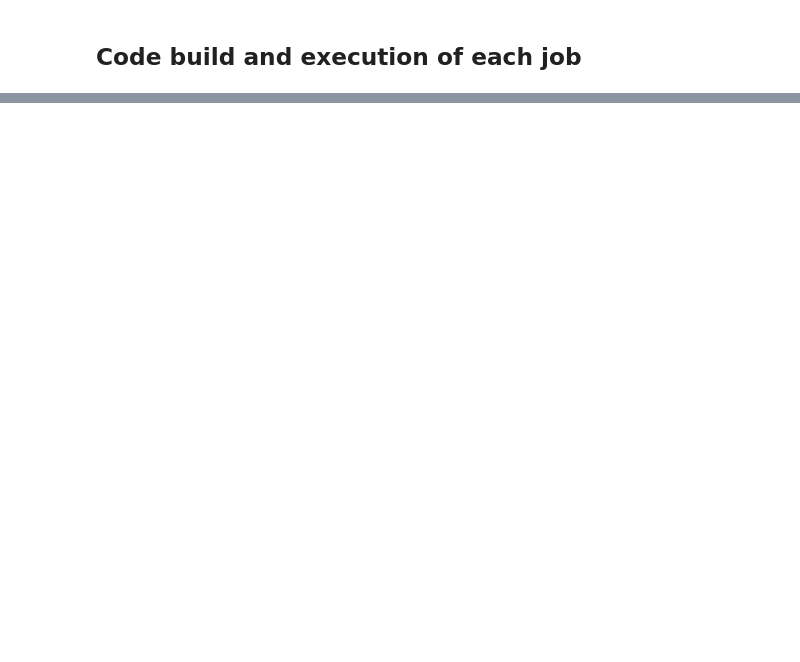
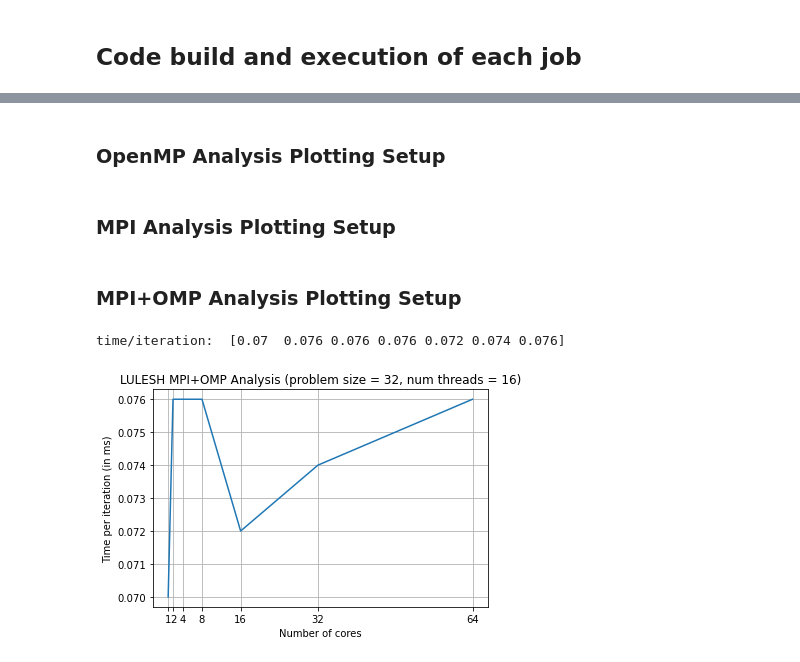
Before and after one commit to calebbeandev/PCA_LULESH, a Jupyter notebook: scripts/lulesh.ipynb, the cells around one changed output, grey strips where cells are left out. Cells and saved outputs as stored; diff of their text form; code cells hidden in the pictures; blank space fills up the shorter version.

```diff
--- a/scripts/lulesh.ipynb
+++ b/scripts/lulesh.ipynb
@@ -51,0 +81,12 @@ job_count = len(lulesh_s_param)
+# %%
+# SBATCH parameters
+
+ntasks = [1,2,4,8,16,32,64]
+ntasks_per_node = ntasks
+# ntasks_per_node = [1]*len(ntasks)
+cpus_per_task = [16]*len(ntasks)
+nodes = []
+omp_num_threads = cpus_per_task
+lulesh_s_param = [32]*len(ntasks)
+
+job_count = len(ntasks)
@@ -159,0 +221,2 @@ time/iteration:  [0.00015278 0.00037423]
+# %% [markdown]
+### OpenMP Analysis Plotting Setup
@@ -159,0 +244,2 @@ time/iteration:  [0.00015278 0.00037423]
+# %% [markdown]
+### MPI Analysis Plotting Setup
@@ -159,0 +266,24 @@ time/iteration:  [0.00015278 0.00037423]
+# %% [markdown]
+### MPI+OMP Analysis Plotting Setup
+# %%
+figureName = "LULESH_MPI_30_nnnn"
+t = np.array(outputs_dict['Time'])
+iterations = np.array(outputs_dict['Cycles'])
+
+print("time/iteration: ", t/iterations)
+
+t_per_iter = (t/iterations)
+
+fig, ax = plt.subplots()
+ax.plot(ntasks, t_per_iter)
+
+ax.set(xlabel='Number of cores', ylabel='Time per iteration (in ms)',
+       title='LULESH MPI+OMP Analysis (problem size = 32, num threads = 16)')
+ax.grid()
+plt.xticks(ntasks)
+fig.savefig(plot_directory+figureName+".png")
+
+plt.show()
+# %% [output]
+time/iteration:  [0.07  0.076 0.076 0.076 0.072 0.074 0.076]
+[figure, added]
```
Also changed, not shown: parts of 19 cells of this notebook, 19 other files.
